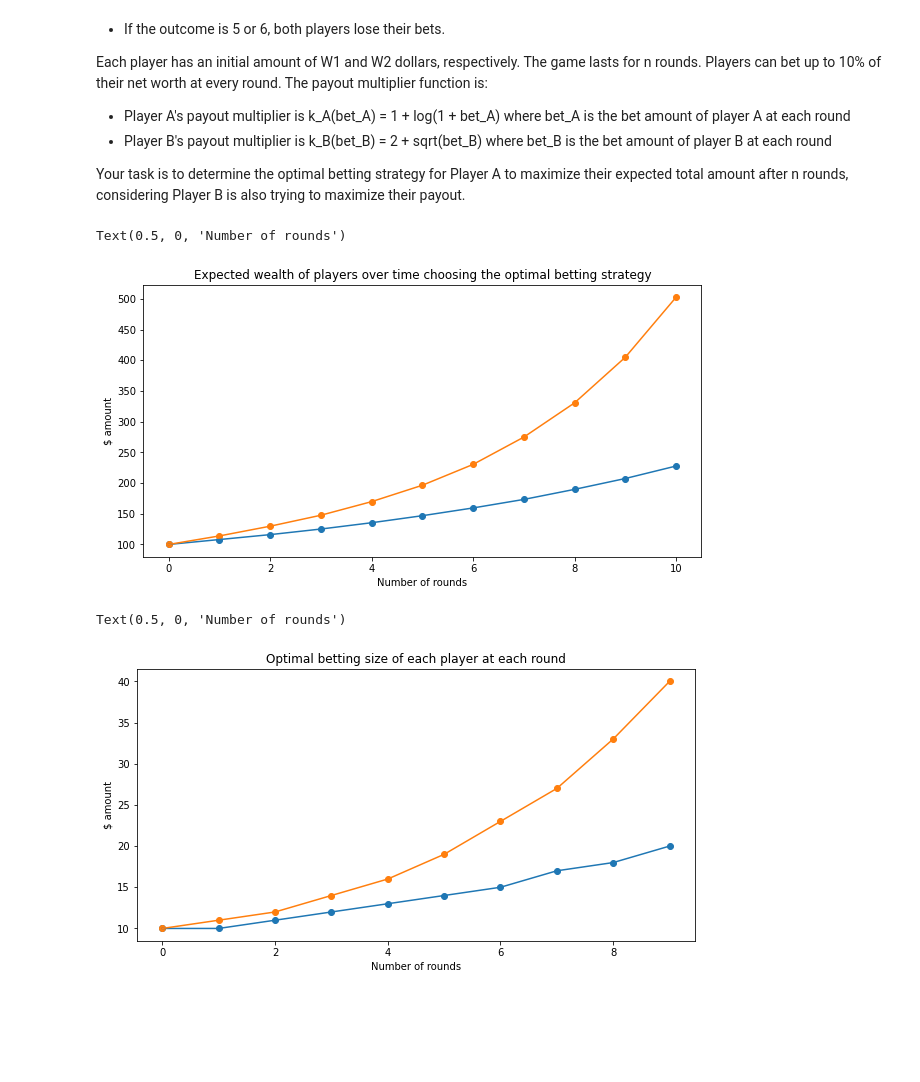
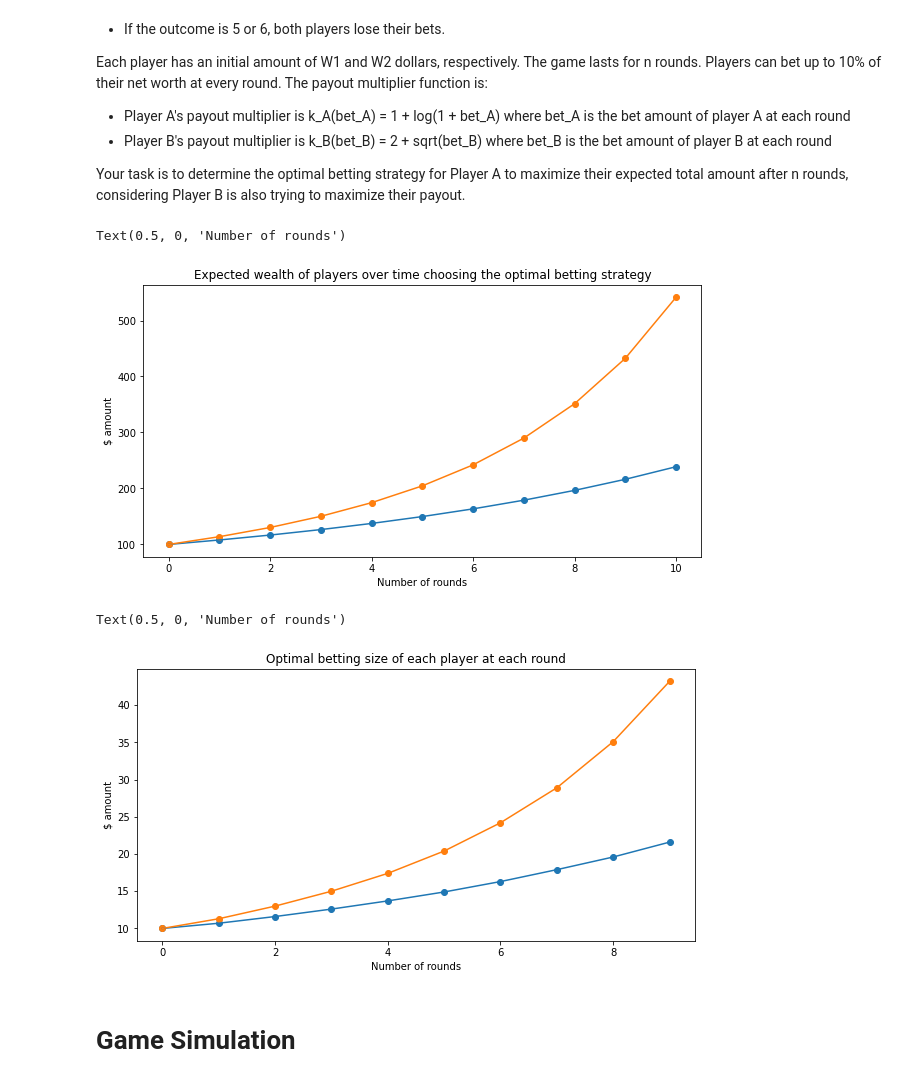
Before and after one commit to TheGreekSailor/Optimal-Betting-Game, a Jupyter notebook: Betting_Game.ipynb, the cells around one changed output. Saved outputs shown, nothing was run; the diff lists cells and outputs as text; code cells hidden in the pictures; blank space fills up the shorter version.

```diff
--- a/Betting_Game.ipynb
+++ b/Betting_Game.ipynb
@@ -39,7 +40,7 @@ def find_max_payout(step,W, player):
     max_bet = 0.1 * W;
     max_EV = float('-inf')
     #Iterative approach
-    for bet in tqdm(range(0,int(max_bet/step + 1))):
+    for bet in range(0,int(max_bet/step + 1)):
         bet = bet * step
         if player == 'A':
             temp = derivative_E_A(bet);
@@ -54,7 +55,7 @@ def find_max_payout(step,W, player):
 # %%
 def optimal_strategy(W_A, W_B,n):
     #Iterative approach
-    step = 1
+    step = 0.1
     total_W_A = W_A
     total_W_B = W_B
     optimal_bets_A = [];
@@ -75,19 +76,20 @@ def optimal_strategy(W_A, W_B,n):
         wealth_B.append(total_W_B)
     return total_W_A, total_W_B,optimal_bets_A, optimal_bets_B, wealth_A, wealth_B
 # %%
-total_W_A, total_W_B,optimal_bets_A, optimal_bets_B, wealth_A, wealth_B = optimal_strategy(100, 100, 10)
+n = 10
+total_W_A, total_W_B,optimal_bets_A, optimal_bets_B, wealth_A, wealth_B = optimal_strategy(100, 100, n)
 # %%
 plt.figure(figsize = (10,5))
-plt.plot(range(0,11), wealth_A)
-plt.scatter(range(0,11), wealth_A)
-plt.plot(range(0,11), wealth_B)
-plt.scatter(range(0,11), wealth_B)
+plt.plot(range(0,n+1), wealth_A)
+plt.scatter(range(0,n+1), wealth_A)
+plt.plot(range(0,n+1), wealth_B)
+plt.scatter(range(0,n+1), wealth_B)
 plt.title("Expected wealth of players over time choosing the optimal betting strategy")
 plt.ylabel("$ amount")
 plt.xlabel("Number of rounds")
 # %% [output]
 Text(0.5, 0, 'Number of rounds')
-[figure, old version]
+[figure, new version]
 # %%
 plt.figure(figsize = (10,5))
 plt.plot(range(0,10), optimal_bets_A)
@@ -99,4 +101,6 @@ plt.ylabel("$ amount")
 plt.xlabel("Number of rounds")
 # %% [output]
 Text(0.5, 0, 'Number of rounds')
-[figure, old version]
+[figure, new version]
+# %% [markdown]
+# Game Simulation
```
Also changed, not shown: parts of 5 cells of this notebook.
